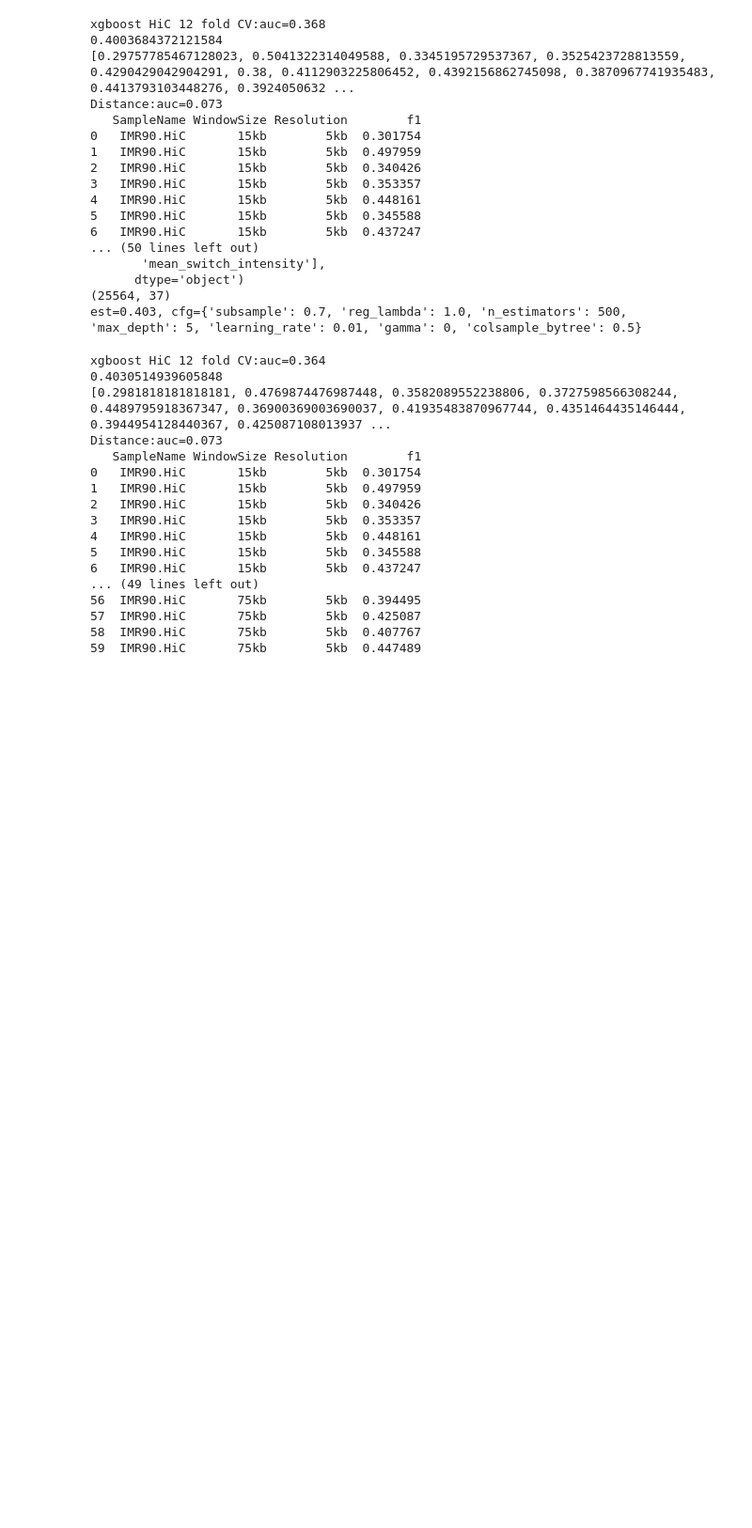
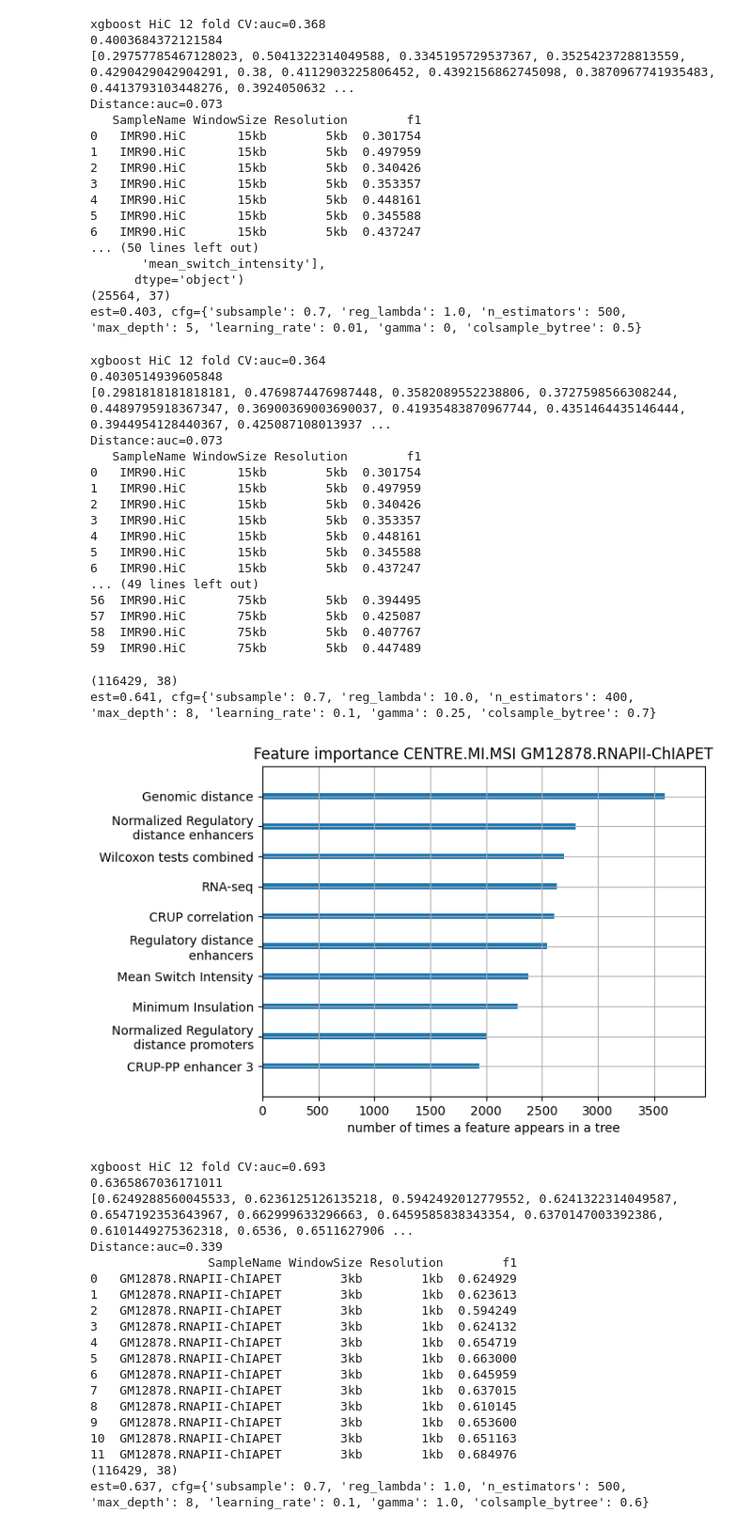
Before and after one commit to slrvv/CENTRE_HiC, a Jupyter notebook: Training/CENTRE_final_training/xgboost-train-1kb5kb.ipynb, the cells around one changed output. Shown at 94% size. Cells and saved outputs as stored; diff of their text form; code cells hidden in the pictures; blank space fills up the shorter version.

```diff
--- a/Training/CENTRE_final_training/xgboost-train-1kb5kb.ipynb
+++ b/Training/CENTRE_final_training/xgboost-train-1kb5kb.ipynb
@@ -1013,3 +1013,61 @@ Distance:auc=0.073
 57  IMR90.HiC       75kb        5kb  0.425087
 58  IMR90.HiC       75kb        5kb  0.407767
 59  IMR90.HiC       75kb        5kb  0.447489
+# %%
+window_sizes = ["3kb", "5kb", "7kb"]
+sample = "GM12878.RNAPII-ChIAPET"
+f1data = pd.DataFrame()
+suffixMIMSI = "-Benchmark.MI.MSI.v38.1kb"
+suffixBENGI = "-Benchmark.v38.txt"
+rootMIMSI = "/project/CRUP_scores/CENTRE_HiC/Training/BENGI_MSI_MI_datasets/"
+rootBENGI = "/project/CRUP_scores/toSara/BENGI_processed_datasets/"
+for size in window_sizes:
+    #GM12878.CHiC
+
+    centreMSIMI = pd.read_csv(rootMIMSI+sample+suffixMIMSI+size+".csv",
+                     header=0, sep=',')
+    print (centreMSIMI.shape)
+
+    ##Parameter search
+    com=centreMSIMI.fillna(0)
+
+    best_score, best_params = optimalparamsearch(com)
+
+
+    ##Train with opt parameters and feature importance
+    centreMSIMImodel = trainOptParams(com, best_params, "/project/CRUP_scores/CENTRE_HiC/Training/CENTRE_HiC_classifiers/"+sample+"1kb"+size+"_model.txt")
+    makeFeatImpPlot(centreMSIMImodel, sample, "/project/CRUP_scores/CENTRE_HiC/Training/"+sample+"1kb"+size+".png")
+
+    ##CV
+
+    f1_CENTREMIMSI, f1_CENTREMIMSICV = CVF1results(com, best_params)
+    f1data2 = pd.DataFrame()
+    f1data2['SampleName'] = [sample]*12
+    f1data2['WindowSize'] = [size]*12
+    f1data2['Resolution'] = ["1kb"]*12
+    f1data2['f1'] = f1_CENTREMIMSICV
+    f1data = pd.concat([f1data, f1data2], ignore_index = True)
+    print(f1data)
+# %% [output]
+(116429, 38)
+est=0.641, cfg={'subsample': 0.7, 'reg_lambda': 10.0, 'n_estimators': 400, 'max_depth': 8, 'learning_rate': 0.1, 'gamma': 0.25, 'colsample_bytree': 0.7}
+[figure, added]
+xgboost HiC 12 fold CV:auc=0.693
+0.6365867036171011
+[0.6249288560045533, 0.6236125126135218, 0.5942492012779552, 0.6241322314049587, 0.6547192353643967, 0.662999633296663, 0.6459585838343354, 0.6370147003392386, 0.6101449275362318, 0.6536, 0.6511627906 ...
+Distance:auc=0.339
+                SampleName WindowSize Resolution        f1
+0   GM12878.RNAPII-ChIAPET        3kb        1kb  0.624929
+1   GM12878.RNAPII-ChIAPET        3kb        1kb  0.623613
+2   GM12878.RNAPII-ChIAPET        3kb        1kb  0.594249
+3   GM12878.RNAPII-ChIAPET        3kb        1kb  0.624132
+4   GM12878.RNAPII-ChIAPET        3kb        1kb  0.654719
+5   GM12878.RNAPII-ChIAPET        3kb        1kb  0.663000
+6   GM12878.RNAPII-ChIAPET        3kb        1kb  0.645959
+7   GM12878.RNAPII-ChIAPET        3kb        1kb  0.637015
+8   GM12878.RNAPII-ChIAPET        3kb        1kb  0.610145
+9   GM12878.RNAPII-ChIAPET        3kb        1kb  0.653600
+10  GM12878.RNAPII-ChIAPET        3kb        1kb  0.651163
+11  GM12878.RNAPII-ChIAPET        3kb        1kb  0.684976
+(116429, 38)
+est=0.637, cfg={'subsample': 0.7, 'reg_lambda': 1.0, 'n_estimators': 500, 'max_depth': 8, 'learning_rate': 0.1, 'gamma': 1.0, 'colsample_bytree': 0.6}
```
Also changed, not shown: parts of 4 cells of this notebook, 24 other files.
